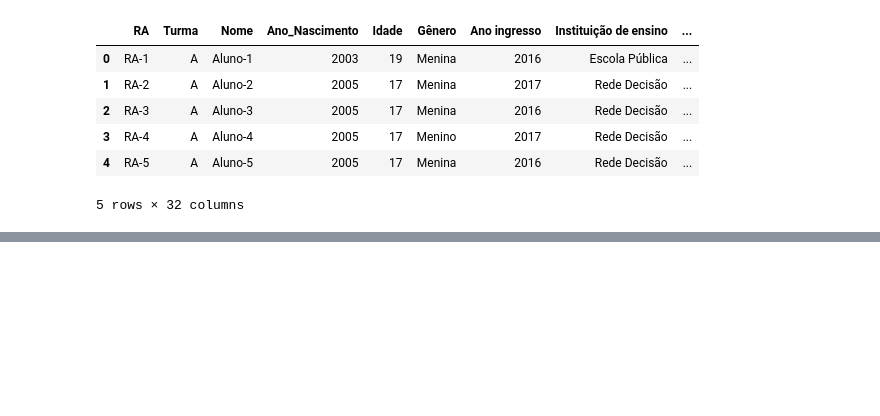
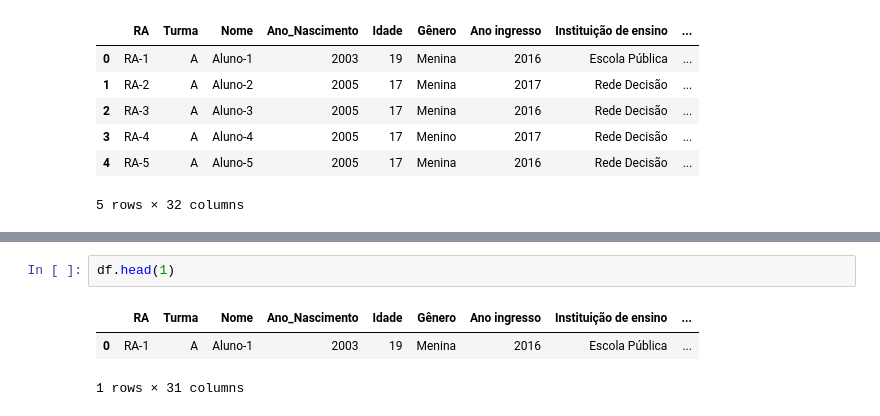
Before and after one commit to jessibmoura/PEDE, a Jupyter notebook: analise_dados_2022.ipynb, the cells around one changed output, grey strips where cells are left out. Drawn from its saved outputs; the diff is of its cells as text; blank space fills up the shorter version.

```diff
--- a/analise_dados_2022.ipynb
+++ b/analise_dados_2022.ipynb
@@ -55,0 +82,6 @@ Name: count, dtype: int64
+# %%
+df.head(1)
+# %% [output]
+|  | RA | Turma | Nome | Ano_Nascimento | Idade | Gênero | Ano ingresso | Instituição de ensino | ... |
+| 0 | RA-1 | A | Aluno-1 | 2003 | 19 | Menina | 2016 | Escola Pública | ... |
+1 rows × 31 columns
```
Also changed, not shown: parts of 31 cells of this notebook.
